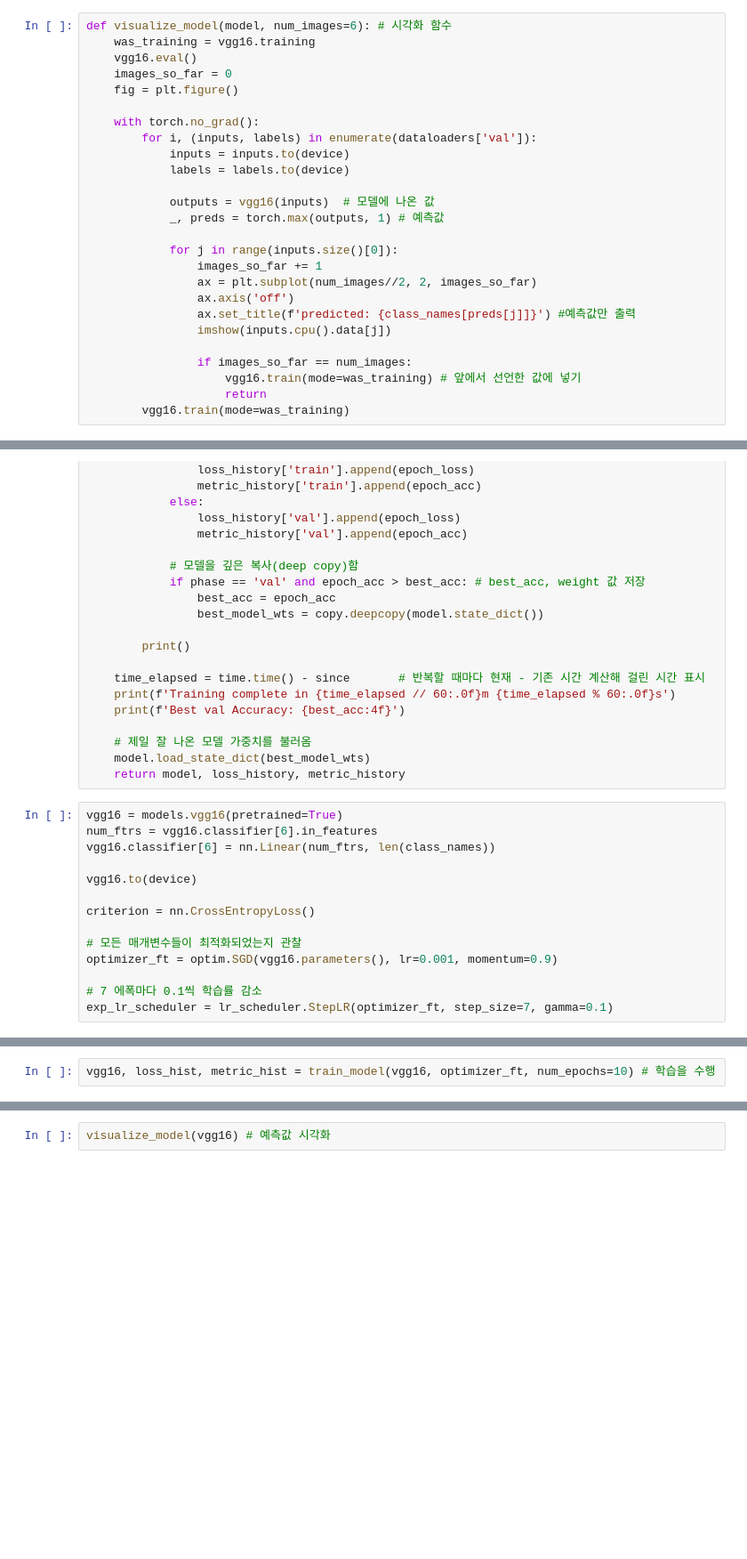
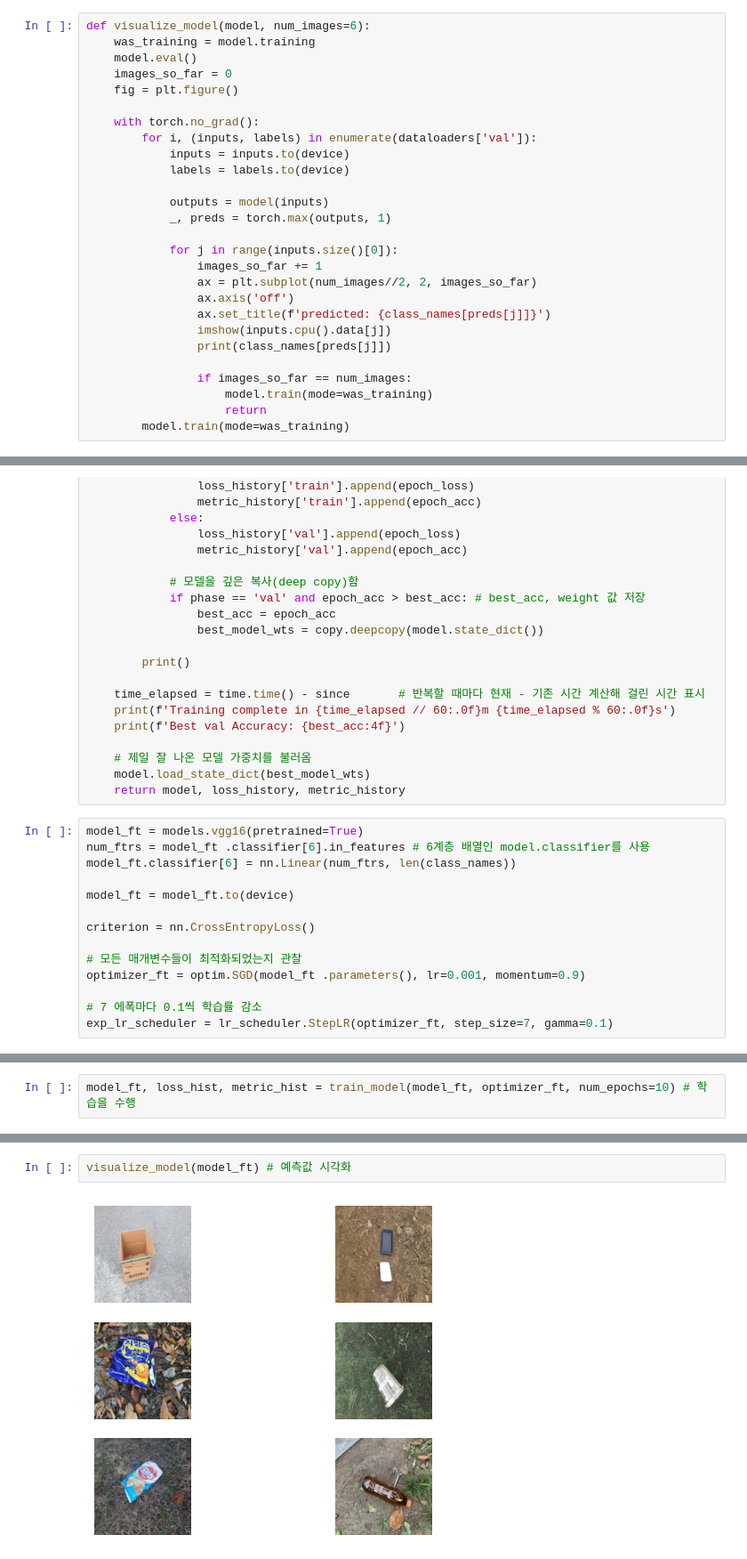
Before and after one commit to yu828282/multicampus, a Jupyter notebook: VGG16.ipynb, the cells around one changed output, grey strips where cells are left out. Shown: that part at 89% size. Cells and saved outputs as stored; diff of their text form; blank space fills up the shorter version.

```diff
--- a/VGG16.ipynb
+++ b/VGG16.ipynb
@@ -122,7 +129,7 @@ show_databatch(inputs, classes) # 학습데이터 이미지 출력
 # %%
-def visualize_model(model, num_images=6): # 시각화 함수
-    was_training = vgg16.training
-    vgg16.eval()
+def visualize_model(model, num_images=6):
+    was_training = model.training
+    model.eval()
     images_so_far = 0
     fig = plt.figure()
 
@@ -131,20 +138,21 @@ def visualize_model(model, num_images=6): # 시각화 함수
             inputs = inputs.to(device)
             labels = labels.to(device)
 
-            outputs = vgg16(inputs)  # 모델에 나온 값
-            _, preds = torch.max(outputs, 1) # 예측값
+            outputs = model(inputs)
+            _, preds = torch.max(outputs, 1)
 
             for j in range(inputs.size()[0]):
                 images_so_far += 1
                 ax = plt.subplot(num_images//2, 2, images_so_far)
                 ax.axis('off')
-                ax.set_title(f'predicted: {class_names[preds[j]]}') #예측값만 출력
+                ax.set_title(f'predicted: {class_names[preds[j]]}')
                 imshow(inputs.cpu().data[j])
+                print(class_names[preds[j]])
 
                 if images_so_far == num_images:
-                    vgg16.train(mode=was_training) # 앞에서 선언한 값에 넣기
+                    model.train(mode=was_training)
                     return
-        vgg16.train(mode=was_training)
+        model.train(mode=was_training)
 # %%
 def train_model(model, optimizer, num_epochs=25): # 모델학습 함수
     since = time.time()
@@ -222,16 +230,16 @@ def train_model(model, optimizer, num_epochs=25): # 모델학습 함수
     model.load_state_dict(best_model_wts)
     return model, loss_history, metric_history
 # %%
-vgg16 = models.vgg16(pretrained=True)
-num_ftrs = vgg16.classifier[6].in_features
-vgg16.classifier[6] = nn.Linear(num_ftrs, len(class_names))
+model_ft = models.vgg16(pretrained=True)
+num_ftrs = model_ft .classifier[6].in_features # 6계층 배열인 model.classifier를 사용
+model_ft.classifier[6] = nn.Linear(num_ftrs, len(class_names))
 
-vgg16.to(device)
+model_ft = model_ft.to(device)
 
 criterion = nn.CrossEntropyLoss()
 
 # 모든 매개변수들이 최적화되었는지 관찰
-optimizer_ft = optim.SGD(vgg16.parameters(), lr=0.001, momentum=0.9)
+optimizer_ft = optim.SGD(model_ft .parameters(), lr=0.001, momentum=0.9)
 
 # 7 에폭마다 0.1씩 학습률 감소
 exp_lr_scheduler = lr_scheduler.StepLR(optimizer_ft, step_size=7, gamma=0.1)
@@ -257,7 +267,7 @@ Params size (MB): 512.26
 Estimated Total Size (MB): 517.10
 ----------------------------------------------------------------
 # %%
-vgg16, loss_hist, metric_hist = train_model(vgg16, optimizer_ft, num_epochs=10) # 학습을 수행
+model_ft, loss_hist, metric_hist = train_model(model_ft, optimizer_ft, num_epochs=10) # 학습을 수행
 # %% [output]
 Epoch 0/9
 ----------
@@ -279,2 +289,4 @@ Epoch 7/9
 # %%
-visualize_model(vgg16) # 예측값 시각화
+visualize_model(model_ft) # 예측값 시각화
+# %% [output]
+[figure, added]
```
Also changed, not shown: parts of 17 cells of this notebook.
